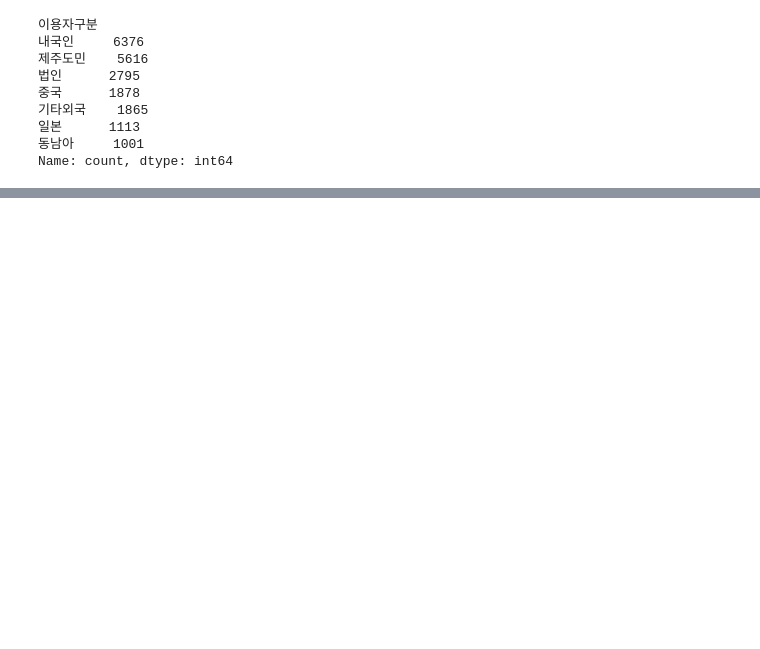
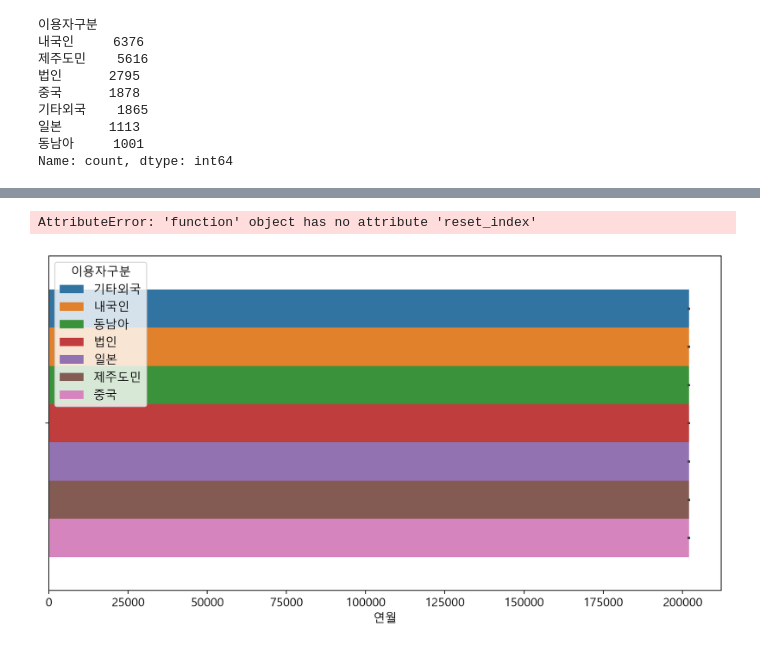
Before and after one commit to hyk2202/semi_project_2, a Jupyter notebook: Vscode/종현/2차 프로젝트.ipynb, the cells around one changed output, grey strips where cells are left out. Drawn from its saved outputs; the diff is of its cells as text; code cells hidden in the pictures; blank space fills up the shorter version.

```diff
--- a/Vscode/종현/2차 프로젝트.ipynb
+++ b/Vscode/종현/2차 프로젝트.ipynb
@@ -107,0 +132,2 @@ Name: count, Length: 70, dtype: int64
+# %%
+tmp2=pivot1[['호텔업', '여관업', '휴양콘도 운영업']]
@@ -107,0 +151,17 @@ Name: count, Length: 70, dtype: int64
+# %%
+tmp2.reset_index()
+# %% [output]
+AttributeError: 'function' object has no attribute 'reset_index'
+# %%
+# 1. 숙박 및 음식점업(55-56)
+# (1) 숙박업
+# '호텔업', '여관업', '휴양콘도 운영업',
+
+
+
+plt.figure()
+sns.barplot(data=tmp2, x='연월', hue='이용자구분')
+plt.show()
+plt.close()
+# %% [output]
+[figure, added]
```
Also changed, not shown: parts of 21 cells of this notebook.
